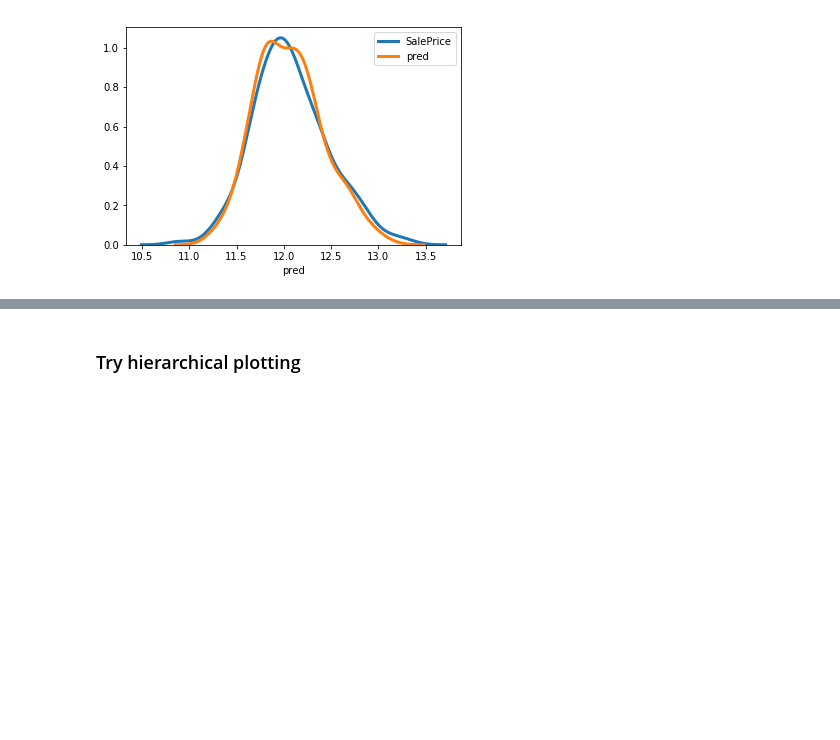
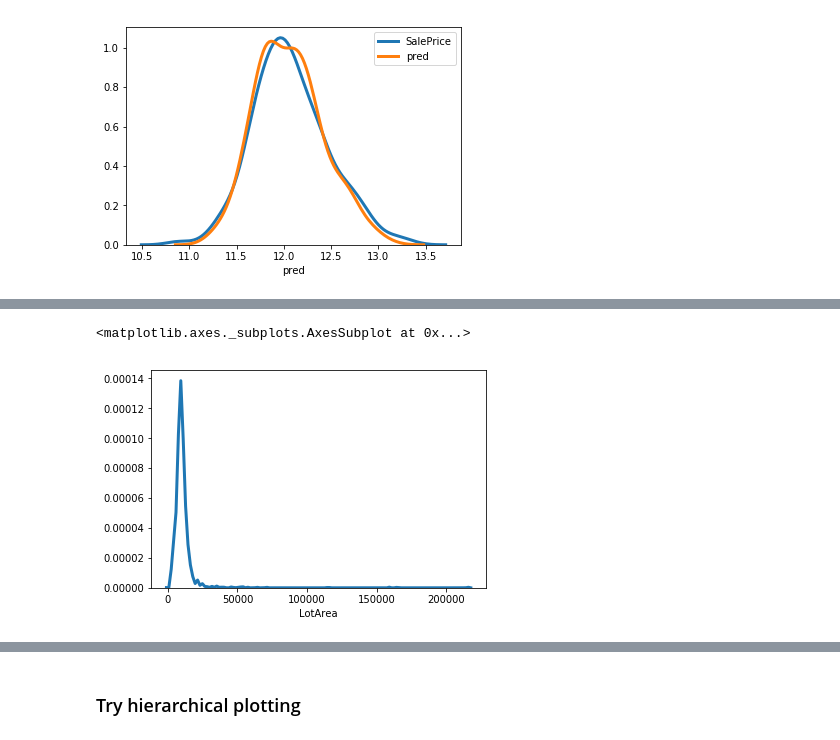
Before and after one commit to ademyanchuk/fasta_ml_course, a Jupyter notebook: lesson1-house_price-1.ipynb, the cells around one changed output, grey strips where cells are left out. Saved outputs shown, nothing was run; the diff lists cells and outputs as text; code cells hidden in the pictures; blank space fills up the shorter version.

```diff
--- a/lesson1-house_price-1.ipynb
+++ b/lesson1-house_price-1.ipynb
@@ -649,0 +676,5 @@ y_pred.mean()
+# %%
+sns.distplot(df_keep.LotArea, hist=False, kde=True, kde_kws={'linewidth': 3})
+# %% [output]
+<matplotlib.axes._subplots.AxesSubplot at 0x...>
+[figure, added]
```
Also changed, not shown: parts of 56 cells of this notebook.
